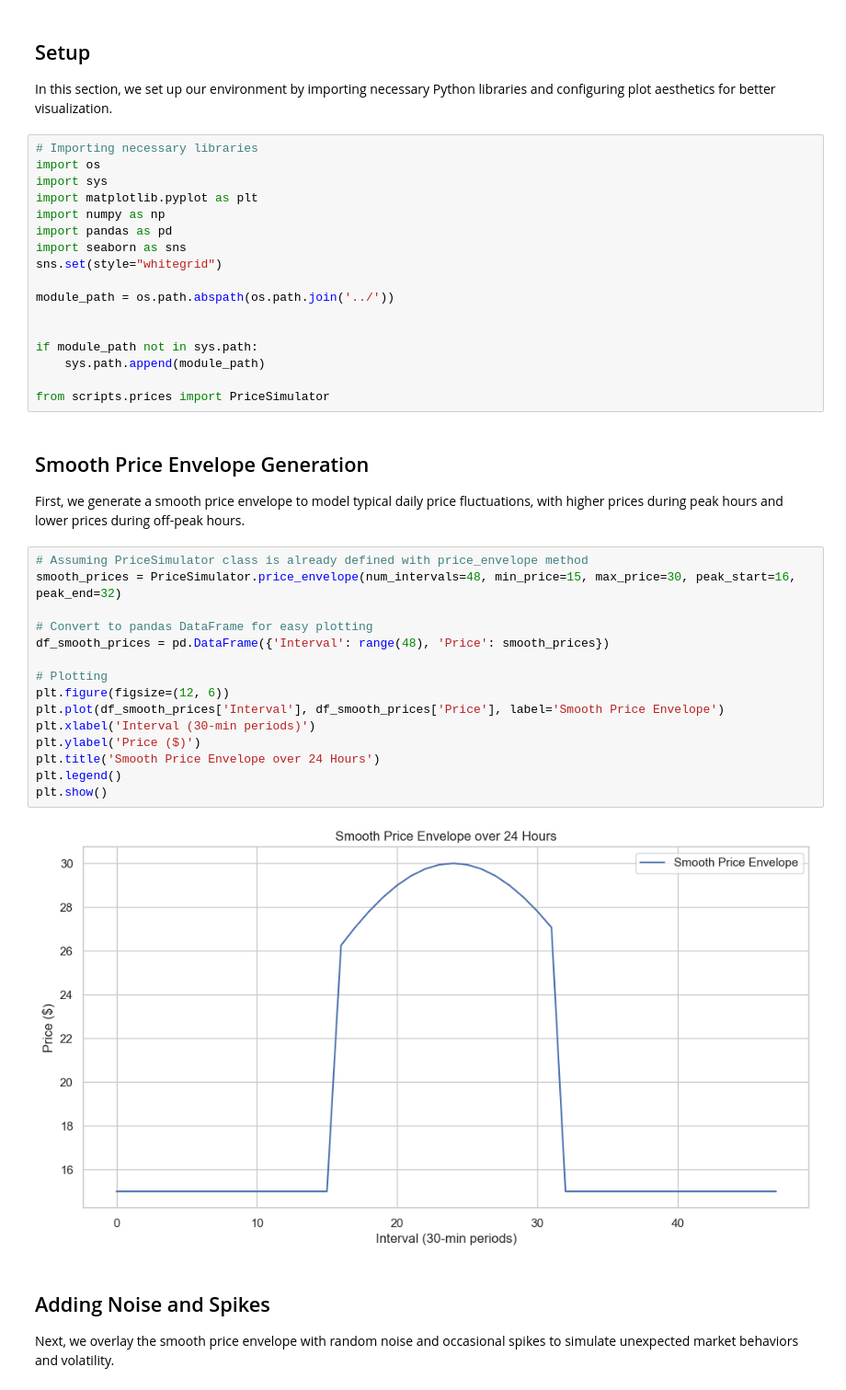
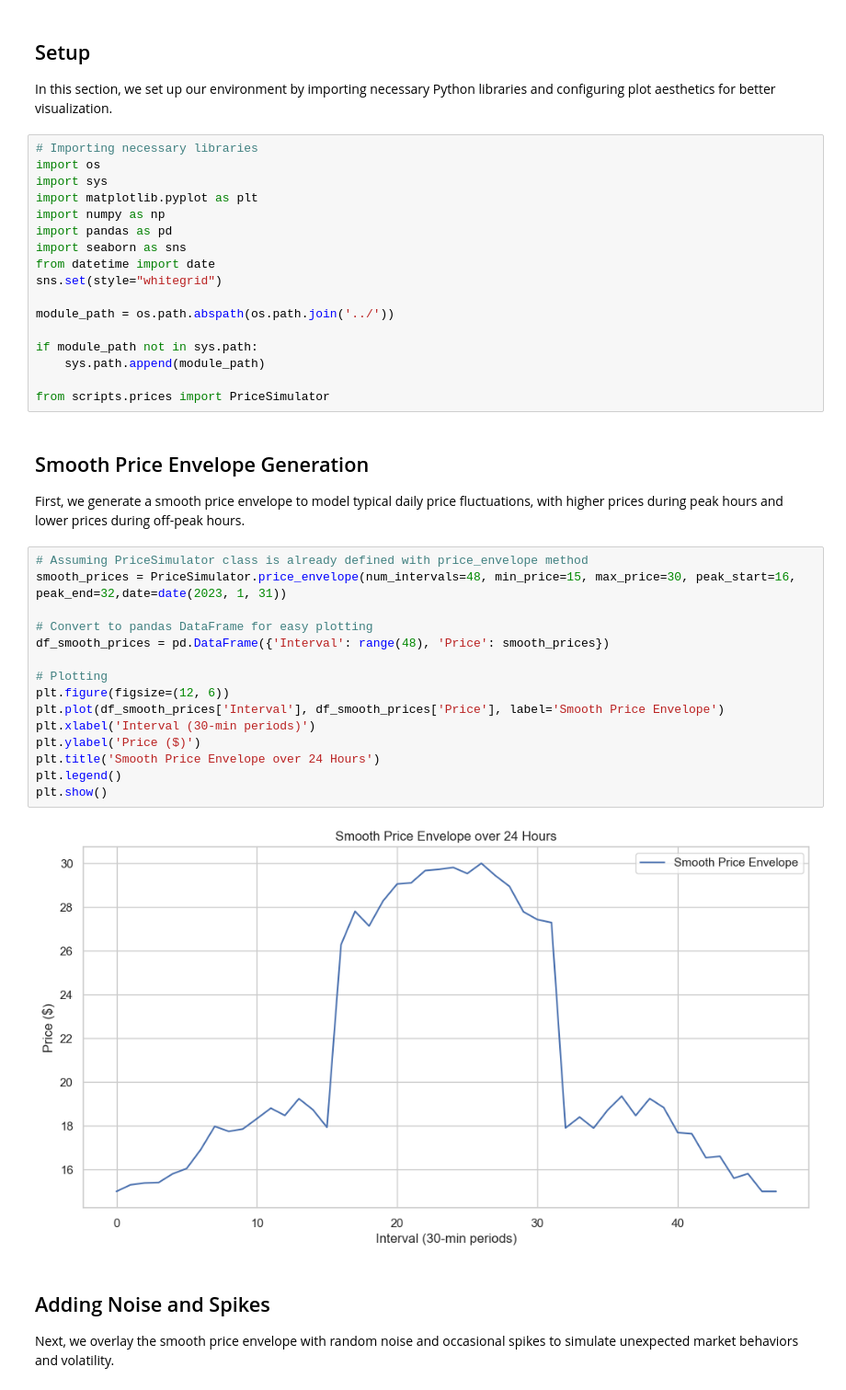
Before and after one commit to koulakhilesh/OpenEnergy, a Jupyter notebook: notebooks/simulated_price.ipynb, the cells around one changed output. Shown: that part at 92% size. Drawn from its saved outputs; the diff is of its cells as text.

Commit message:
Adding variation to random prices

```diff
--- a/notebooks/simulated_price.ipynb
+++ b/notebooks/simulated_price.ipynb
@@ -16,10 +16,10 @@ import matplotlib.pyplot as plt
 import numpy as np
 import pandas as pd
 import seaborn as sns
+from datetime import date
 sns.set(style="whitegrid")
 
 module_path = os.path.abspath(os.path.join('../'))
-
 
 if module_path not in sys.path:
     sys.path.append(module_path)
@@ -31,21 +31,21 @@ from scripts.prices import PriceSimulator
 First, we generate a smooth price envelope to model typical daily price fluctuations, with higher prices during peak hours and lower prices during off-peak hours.
 # %%
 # Assuming PriceSimulator class is already defined with price_envelope method
-smooth_prices = PriceSimulator.price_envelope(num_intervals=48, min_price=15, max_price=30, peak_start=16, peak_end=32)
+smooth_prices = PriceSimulator.price_envelope(num_intervals=48, min_price=15, max_price=30, peak_start=16, peak_end=32,date=date(2023, 1, 31))
 
 # Convert to pandas DataFrame for easy plotting
 df_smooth_prices = pd.DataFrame({'Interval': range(48), 'Price': smooth_prices})
 
 # Plotting
 plt.figure(figsize=(12, 6))
 plt.plot(df_smooth_prices['Interval'], df_smooth_prices['Price'], label='Smooth Price Envelope')
 plt.xlabel('Interval (30-min periods)')
 plt.ylabel('Price ($)')
 plt.title('Smooth Price Envelope over 24 Hours')
 plt.legend()
 plt.show()
 # %% [output]
-[figure, old version]
+[figure, new version]
 # %% [markdown]
 ## Adding Noise and Spikes
 
```
Also changed, not shown: parts of 1 cell of this notebook, 4 other files.
